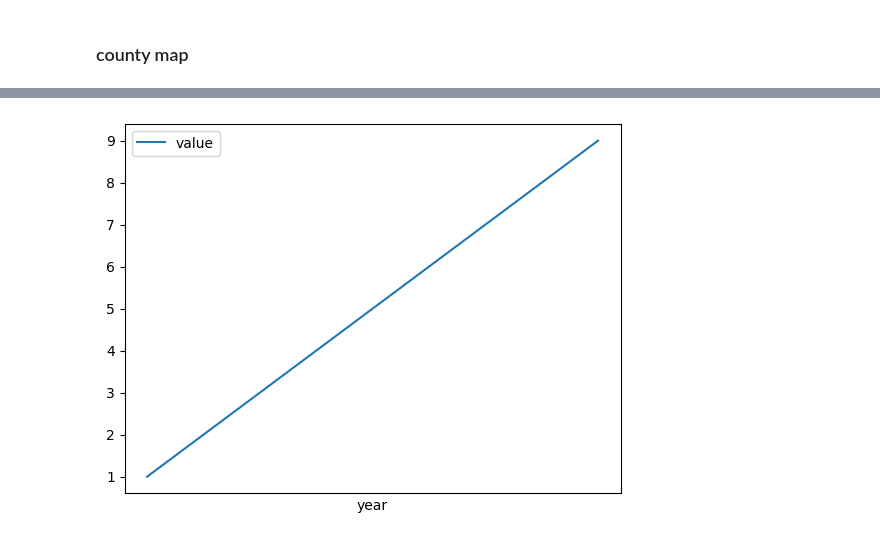
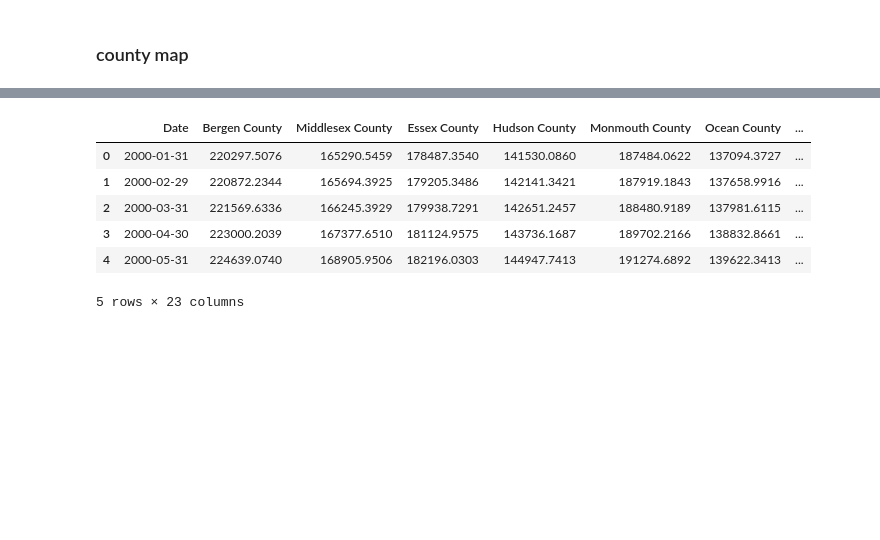
Before and after one commit to KuoLiang-hub/housing_data, a Jupyter notebook: housing_price_NJ.ipynb, the cells around one changed output, grey strips where cells are left out. Cells and saved outputs as stored; diff of their text form; code cells hidden in the pictures; blank space fills up the shorter version.

```diff
--- a/housing_price_NJ.ipynb
+++ b/housing_price_NJ.ipynb
@@ -58,15 +40,19 @@ nj_data2.plot(figsize=(15, 8), grid='y', title="Atlantic and Cumberland", x='Dat
 ### county map
 # %% [markdown]
 ![nj county img](./pics/NJ-County-Map.jpg)
-# %%
-import pandas as pd
-import matplotlib.pyplot as plt
-import matplotlib.dates as mdates
-
-df = pd.DataFrame({'year': [2000, 2001, 2002, 2003, 2004, 2005, 2006, 2007, 2008], 'value': [1, 2, 3, 4, 5, 6, 7, 8, 9]})
-ax = df.plot(x='year', y='value')
-ax.xaxis.set_major_locator(mdates.YearLocator())
-ax.xaxis.set_major_formatter(mdates.DateFormatter('%Y'))
-plt.show()
-# %% [output]
-[figure, removed]
+# %%
+# TODO add income level to it too, maybe a second y; add home to income ration somehow.
+df_income = pd.read_csv("./raw_data/per_cap_income.csv")
+df_income['Date'] = pd.to_datetime(df_income['Date'])
+
+df_merged = pd.merge_asof(nj_data, df_income, on='Date', direction='forward')
+
+df_merged.head()
+# %% [output]
+|  | Date | Bergen County | Middlesex County | Essex County | Hudson County | Monmouth County | Ocean County | ... |
+| 0 | 2000-01-31 | 220297.5076 | 165290.5459 | 178487.3540 | 141530.0860 | 187484.0622 | 137094.3727 | ... |
+| 1 | 2000-02-29 | 220872.2344 | 165694.3925 | 179205.3486 | 142141.3421 | 187919.1843 | 137658.9916 | ... |
+| 2 | 2000-03-31 | 221569.6336 | 166245.3929 | 179938.7291 | 142651.2457 | 188480.9189 | 137981.6115 | ... |
+| 3 | 2000-04-30 | 223000.2039 | 167377.6510 | 181124.9575 | 143736.1687 | 189702.2166 | 138832.8661 | ... |
+| 4 | 2000-05-31 | 224639.0740 | 168905.9506 | 182196.0303 | 144947.7413 | 191274.6892 | 139622.3413 | ... |
+5 rows × 23 columns
```
Also changed, not shown: parts of 11 cells of this notebook, 3 other files.
